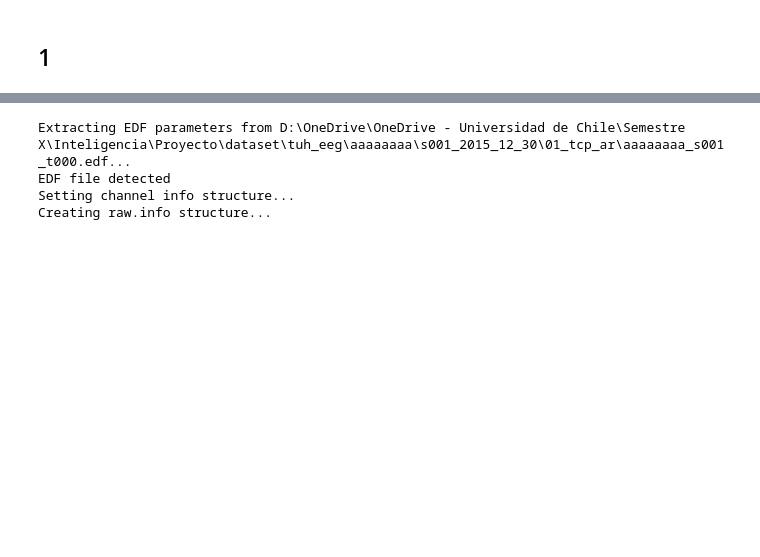
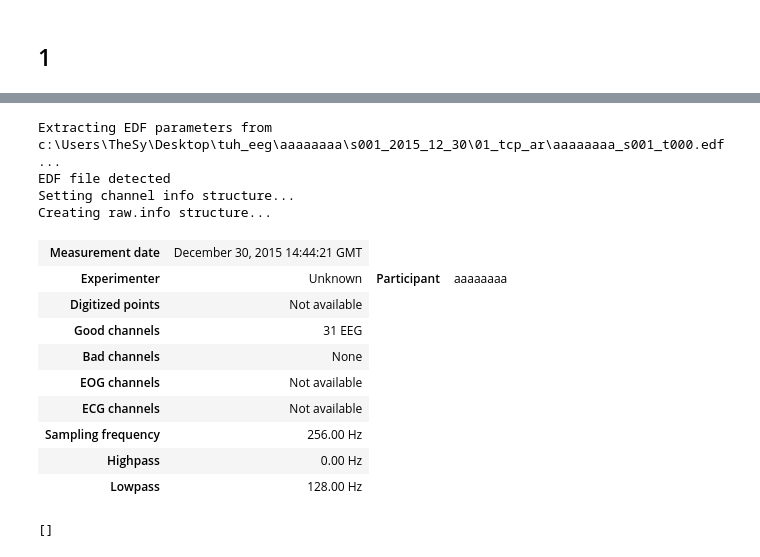
Before and after one commit to nunuki-crew/FinalEL7006, a Jupyter notebook: dataprep.ipynb, the cells around one changed output, grey strips where cells are left out. Saved outputs shown, nothing was run; the diff lists cells and outputs as text; code cells hidden in the pictures; blank space fills up the shorter version.

```diff
--- a/dataprep.ipynb
+++ b/dataprep.ipynb
@@ -22,3 +22,5 @@ EDFDIR = "D:\\OneDrive\\OneDrive - Universidad de Chile\\Semestre X\\Inteligenci
+# %%
+EDFDIR = "c:\\Users\\TheSy\\Desktop\\tuh_eeg"
 # %%
 files = glob.glob(EDFDIR + '/**/*.edf', recursive=True)
 # %%
@@ -28,7 +30,7 @@ raw_data = data.get_data()
 info = data.info
 channels = data.ch_names
 # %% [output]
-Extracting EDF parameters from D:\OneDrive\OneDrive - Universidad de Chile\Semestre X\Inteligencia\Proyecto\dataset\tuh_eeg\aaaaaaaa\s001_2015_12_30\01_tcp_ar\aaaaaaaa_s001_t000.edf...
+Extracting EDF parameters from c:\Users\TheSy\Desktop\tuh_eeg\aaaaaaaa\s001_2015_12_30\01_tcp_ar\aaaaaaaa_s001_t000.edf...
 EDF file detected
 Setting channel info structure...
 Creating raw.info structure...
@@ -34,0 +83,18 @@ Creating raw.info structure...
+# %%
+info
+# %% [output]
+| Measurement date | December 30, 2015 14:44:21 GMT |
+| Experimenter | Unknown | Participant | aaaaaaaa |
+| Digitized points | Not available |
+| Good channels | 31 EEG |
+| Bad channels | None |
+| EOG channels | Not available |
+| ECG channels | Not available |
+| Sampling frequency | 256.00 Hz |
+| Highpass | 0.00 Hz |
+| Lowpass | 128.00 Hz |
+# %%
+# info["sfreq"]
+info["bads"]
+# %% [output]
+[]
```
Also changed, not shown: parts of 8 cells of this notebook, 3 other files.
